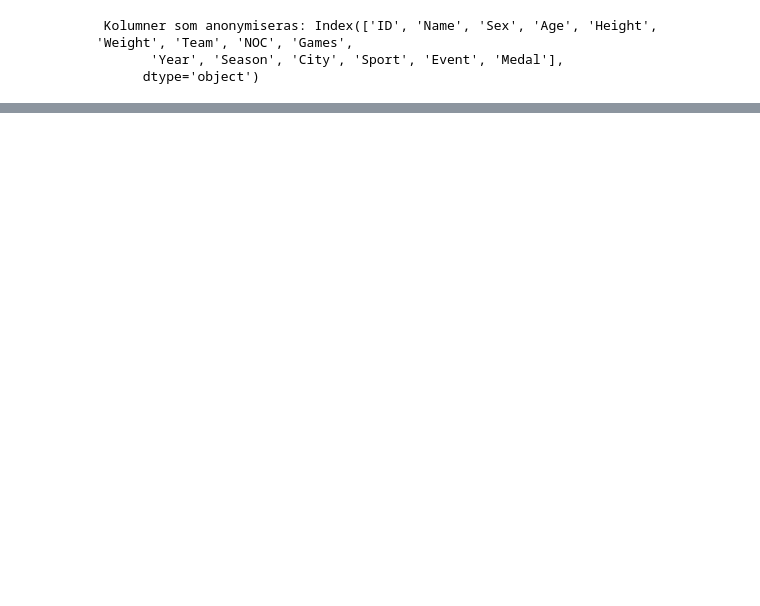
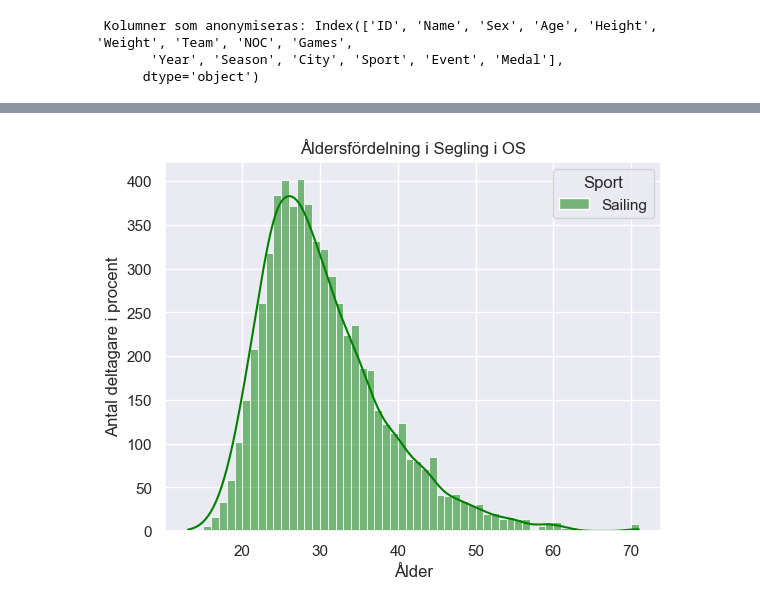
Before and after one commit to n00rp/Project_Olympic, a Jupyter notebook: Individuella filer/individuell_fil_jenny.ipynb, the cells around one changed output, grey strips where cells are left out. Cells and saved outputs as stored; diff of their text form; code cells hidden in the pictures; blank space fills up the shorter version.

```diff
--- a/Individuella filer/individuell_fil_jenny.ipynb
+++ b/Individuella filer/individuell_fil_jenny.ipynb
@@ -41,0 +54,13 @@ plt.show()
+# %%
+#  åldersfördelning i OS Segling
+df_sporter = df_anonym[df_anonym["Sport"].isin(["Sailing"])]
+sns.set_theme(style="darkgrid")
+sns.histplot(x="Age", hue="Sport", data=df_sporter, binwidth=1, kde=True, palette=["Green"])
+
+plt.title("Åldersfördelning i Segling i OS")
+plt.xlabel("Ålder")
+plt.ylabel("Antal deltagare i procent")
+
+plt.show()
+# %% [output]
+[figure, added]
```
Also changed, not shown: parts of 4 cells of this notebook.
